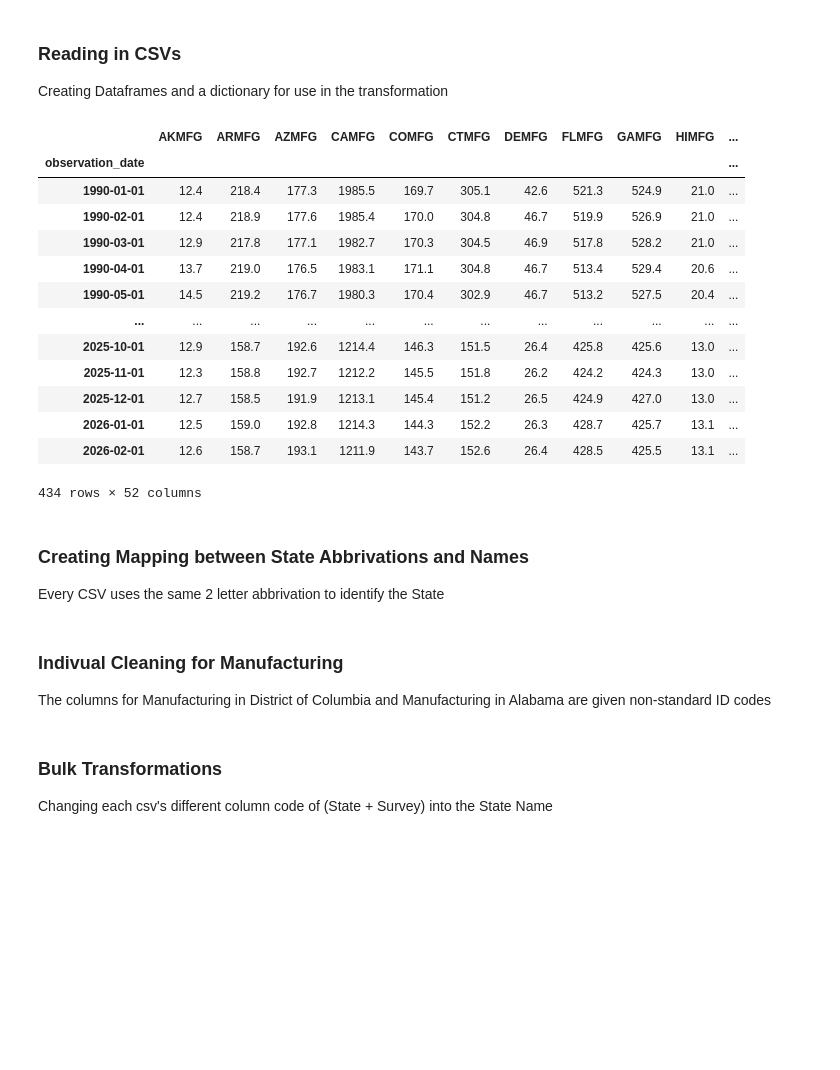
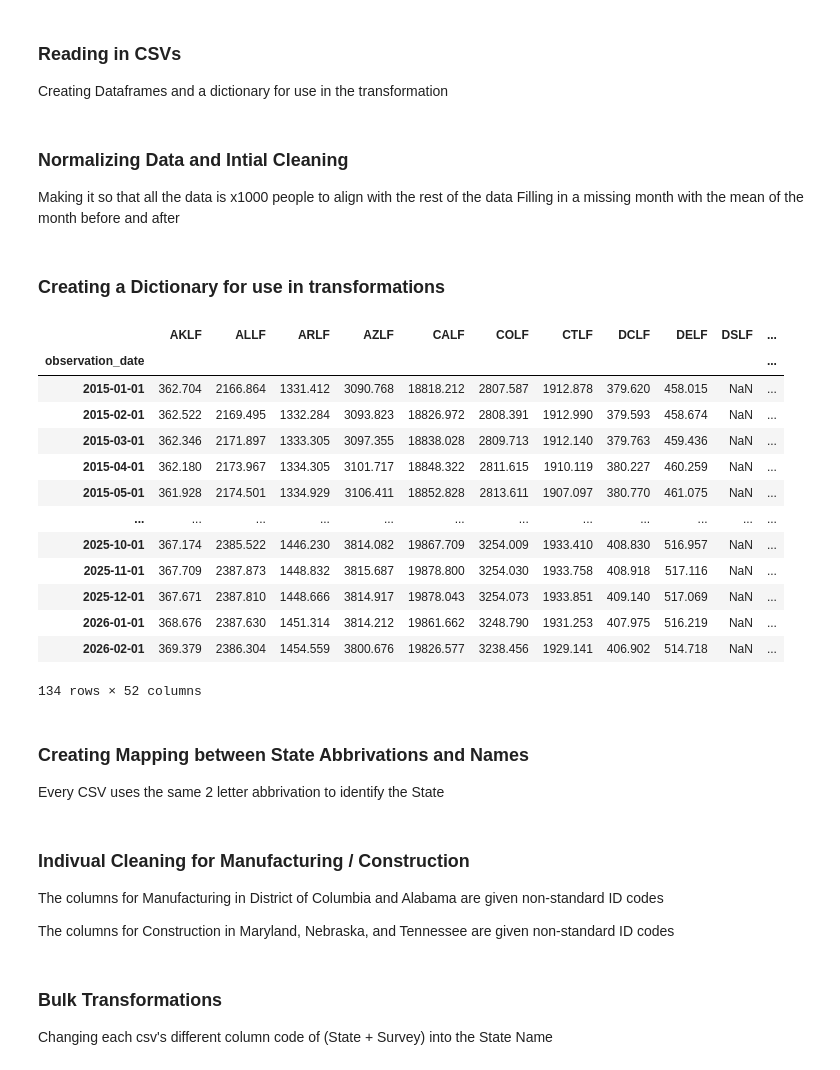
Before and after one commit to Oldmage112/BIA-Team-Bravo, a Jupyter notebook: scripts/Cleaning_Script_US_FRED.ipynb, the cells around one changed output. Drawn from its saved outputs; the diff is of its cells as text; code cells hidden in the pictures; blank space fills up the shorter version.

```diff
--- a/scripts/Cleaning_Script_US_FRED.ipynb
+++ b/scripts/Cleaning_Script_US_FRED.ipynb
@@ -15,6 +15,15 @@ df_construction = pd.read_csv(url_construction, index_col=0)
 df_education = pd.read_csv(url_education, index_col=0)
 df_hospitality = pd.read_csv(url_hospitality, index_col=0)
 df_manufacturing = pd.read_csv(url_manufacturing, index_col=0)
+# %% [markdown]
+### Normalizing Data and Intial Cleaning
+Making it so that all the data is x1000 people to align with the rest of the data
+Filling in a missing month with the mean of the month before and after
+# %%
+df_labor_force = df_labor_force.divide(1000)
+df_labor_force.loc['2025-10-01'] = (df_labor_force.loc['2025-09-01'] + df_labor_force.loc['2025-11-01']).divide(2).round(3)
+# %% [markdown]
+### Creating a Dictionary for use in transformations
 # %%
 dfs = {'us_labor_force':df_labor_force,
 'us_construction':df_construction,
@@ -23,22 +32,22 @@ dfs = {'us_labor_force':df_labor_force,
 'us_manufacturing':df_manufacturing,}
 # %%
 #Checking Import
-df_manufacturing
+df_labor_force
 # %% [output]
-|  | AKMFG | ARMFG | AZMFG | CAMFG | COMFG | CTMFG | DEMFG | FLMFG | GAMFG | HIMFG | ... |
+|  | AKLF | ALLF | ARLF | AZLF | CALF | COLF | CTLF | DCLF | DELF | DSLF | ... |
 | observation_date |  |  |  |  |  |  |  |  |  |  | ... |
-| 1990-01-01 | 12.4 | 218.4 | 177.3 | 1985.5 | 169.7 | 305.1 | 42.6 | 521.3 | 524.9 | 21.0 | ... |
-| 1990-02-01 | 12.4 | 218.9 | 177.6 | 1985.4 | 170.0 | 304.8 | 46.7 | 519.9 | 526.9 | 21.0 | ... |
-| 1990-03-01 | 12.9 | 217.8 | 177.1 | 1982.7 | 170.3 | 304.5 | 46.9 | 517.8 | 528.2 | 21.0 | ... |
-| 1990-04-01 | 13.7 | 219.0 | 176.5 | 1983.1 | 171.1 | 304.8 | 46.7 | 513.4 | 529.4 | 20.6 | ... |
-| 1990-05-01 | 14.5 | 219.2 | 176.7 | 1980.3 | 170.4 | 302.9 | 46.7 | 513.2 | 527.5 | 20.4 | ... |
+| 2015-01-01 | 362.704 | 2166.864 | 1331.412 | 3090.768 | 18818.212 | 2807.587 | 1912.878 | 379.620 | 458.015 | NaN | ... |
+| 2015-02-01 | 362.522 | 2169.495 | 1332.284 | 3093.823 | 18826.972 | 2808.391 | 1912.990 | 379.593 | 458.674 | NaN | ... |
+| 2015-03-01 | 362.346 | 2171.897 | 1333.305 | 3097.355 | 18838.028 | 2809.713 | 1912.140 | 379.763 | 459.436 | NaN | ... |
+| 2015-04-01 | 362.180 | 2173.967 | 1334.305 | 3101.717 | 18848.322 | 2811.615 | 1910.119 | 380.227 | 460.259 | NaN | ... |
+| 2015-05-01 | 361.928 | 2174.501 | 1334.929 | 3106.411 | 18852.828 | 2813.611 | 1907.097 | 380.770 | 461.075 | NaN | ... |
 | ... | ... | ... | ... | ... | ... | ... | ... | ... | ... | ... | ... |
-| 2025-10-01 | 12.9 | 158.7 | 192.6 | 1214.4 | 146.3 | 151.5 | 26.4 | 425.8 | 425.6 | 13.0 | ... |
-| 2025-11-01 | 12.3 | 158.8 | 192.7 | 1212.2 | 145.5 | 151.8 | 26.2 | 424.2 | 424.3 | 13.0 | ... |
-| 2025-12-01 | 12.7 | 158.5 | 191.9 | 1213.1 | 145.4 | 151.2 | 26.5 | 424.9 | 427.0 | 13.0 | ... |
-| 2026-01-01 | 12.5 | 159.0 | 192.8 | 1214.3 | 144.3 | 152.2 | 26.3 | 428.7 | 425.7 | 13.1 | ... |
-| 2026-02-01 | 12.6 | 158.7 | 193.1 | 1211.9 | 143.7 | 152.6 | 26.4 | 428.5 | 425.5 | 13.1 | ... |
+| 2025-10-01 | 367.174 | 2385.522 | 1446.230 | 3814.082 | 19867.709 | 3254.009 | 1933.410 | 408.830 | 516.957 | NaN | ... |
+| 2025-11-01 | 367.709 | 2387.873 | 1448.832 | 3815.687 | 19878.800 | 3254.030 | 1933.758 | 408.918 | 517.116 | NaN | ... |
+| 2025-12-01 | 367.671 | 2387.810 | 1448.666 | 3814.917 | 19878.043 | 3254.073 | 1933.851 | 409.140 | 517.069 | NaN | ... |
+| 2026-01-01 | 368.676 | 2387.630 | 1451.314 | 3814.212 | 19861.662 | 3248.790 | 1931.253 | 407.975 | 516.219 | NaN | ... |
+| 2026-02-01 | 369.379 | 2386.304 | 1454.559 | 3800.676 | 19826.577 | 3238.456 | 1929.141 | 406.902 | 514.718 | NaN | ... |
-434 rows × 52 columns
+134 rows × 52 columns
 # %% [markdown]
 ### Creating Mapping between State Abbrivations and Names
 Every CSV uses the same 2 letter abbrivation to identify the State
@@ -96,8 +105,10 @@ mapping = {'AK': 'Alaska',
     'WV': 'West Virginia',
     'WY': 'Wyoming'}
 # %% [markdown]
-### Indivual Cleaning for Manufacturing
-The columns for Manufacturing in District of Columbia and Manufacturing in Alabama are given non-standard ID codes
+### Indivual Cleaning for Manufacturing / Construction
+The columns for Manufacturing in District of Columbia and Alabama are given non-standard ID codes
+
+The columns for Construction in Maryland, Nebraska, and Tennessee are given non-standard ID codes
 # %%
 manufacturing_mapping = {'SMS11000003000000001' : 'DC',
                          'SMU01000003000000001SA' : 'AL'}
```
Also changed, not shown: parts of 3 cells of this notebook, 2 other files.
